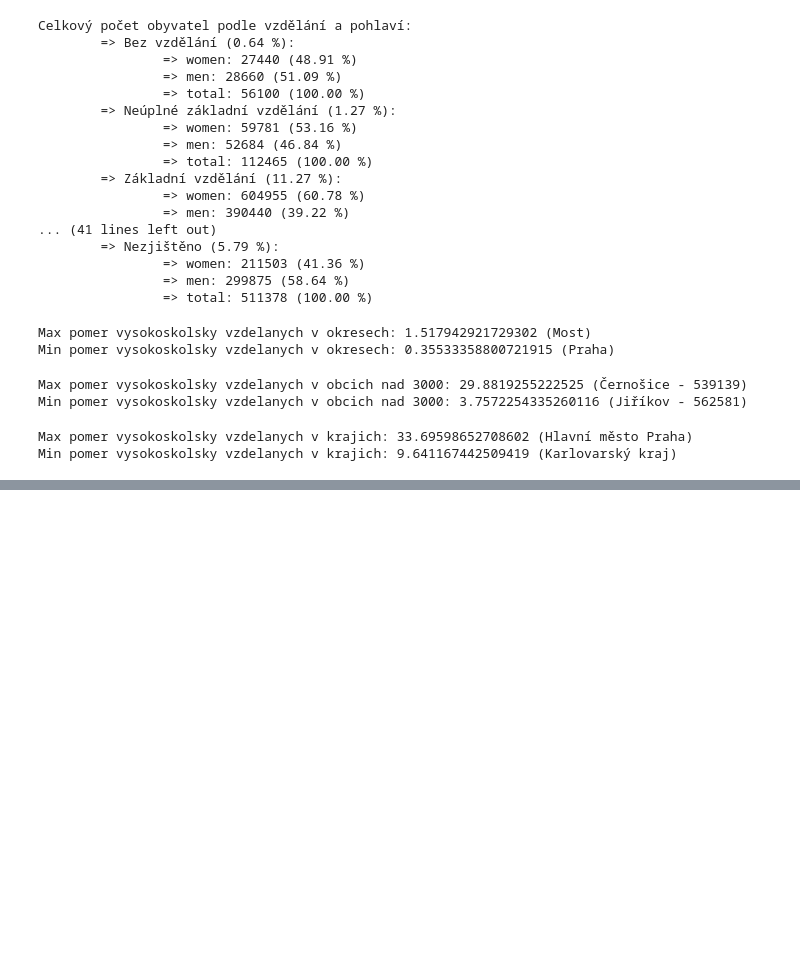
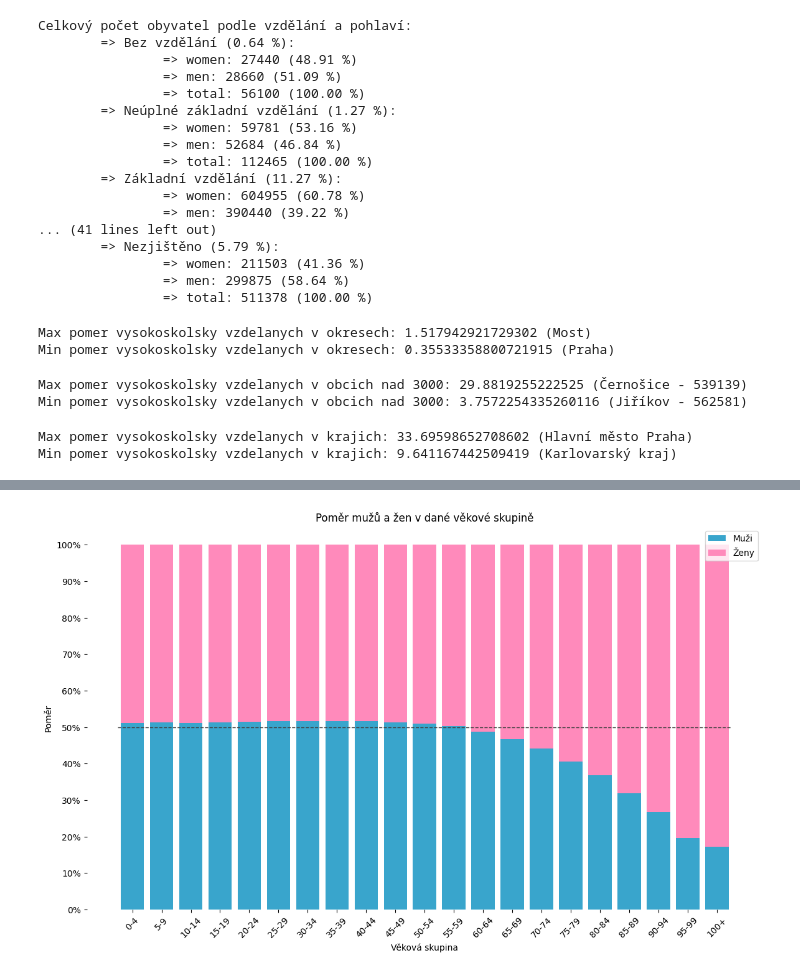
Before and after one commit to rcech44/sp_scitani_lidu, a Jupyter notebook: python_analysis/analysis.ipynb, the cells around one changed output, grey strips where cells are left out. Saved outputs shown, nothing was run; the diff lists cells and outputs as text; code cells hidden in the pictures; blank space fills up the shorter version.

```diff
--- a/python_analysis/analysis.ipynb
+++ b/python_analysis/analysis.ipynb
@@ -571,0 +632,54 @@ Min pomer vysokoskolsky vzdelanych v krajich: 9.641167442509419 (Karlovarský kr
+# %%
+# Data pro zásobníkový sloupcový graf s normalizovanou výškou sloupců
+age_groups = [
+    '0-4', '5-9', '10-14', '15-19', '20-24', '25-29', '30-34', '35-39', '40-44', '45-49',
+    '50-54', '55-59', '60-64', '65-69', '70-74', '75-79', '80-84', '85-89', '90-94', '95-99', '100+'
+]
+
+# Počty mužů a žen z minulého dotazu
+women_counts = [
+    273743, 267952, 283743, 238290, 231724, 290569, 333508, 347389, 414631, 426913,
+    337187, 331655, 315642, 356534, 345900, 249134, 153868, 92099, 38676, 7926, 536
+]
+men_counts = [
+    286889, 282072, 297361, 251546, 245339, 310599, 357053, 371700, 443286, 450703,
+    350923, 334736, 300966, 311547, 272729, 170234, 89505, 43212, 14110, 1927, 111
+]
+
+# Výpočet poměrů pro každou skupinu
+total_counts = [w + m for w, m in zip(women_counts, men_counts)]
+women_ratios = [w / t for w, t in zip(women_counts, total_counts)]
+men_ratios = [m / t for m, t in zip(men_counts, total_counts)]
+
+# Vytvoření grafu s normalizovanými sloupci
+fig, ax = plt.subplots(figsize=(14, 8))
+
+# Nastavení výšky každého sloupce na 1 pro normalizaci
+bar1 = ax.bar(age_groups, men_ratios, label='Muži', color='#39a5cc')
+bar2 = ax.bar(age_groups, women_ratios, bottom=men_ratios, label='Ženy', color='#ff8abb')
+
+# Přidání popisků a legendy
+ax.set_xlabel('Věková skupina')
+ax.set_ylabel('Poměr')
+ax.set_title('Poměr mužů a žen v dané věkové skupině')
+ax.set_xticks(index)
+ax.set_xticklabels(age_groups, rotation=45)
+ax.legend()
+
+# Odstranění ohraničení grafu
+ax.spines['top'].set_visible(False)
+ax.spines['right'].set_visible(False)
+ax.spines['left'].set_visible(False)
+ax.spines['bottom'].set_visible(False)
+
+# Přidání horizontální čáry na úrovni 50%, omezené na rozsah dat
+ax.hlines(y=0.5, xmin=-0.5, xmax=len(age_groups)-0.5, colors='#404040', linestyles='--', linewidth=1)
+
+# Nastavení Y osy na procenta
+ax.set_yticks(np.arange(0, 1.1, 0.1))
+ax.set_yticklabels([f'{int(y*100)}%' for y in np.arange(0, 1.1, 0.1)])
+
+# Zobrazení grafu
+plt.show()
+# %% [output]
+[figure, added]
```
Also changed, not shown: parts of 5 cells of this notebook.
